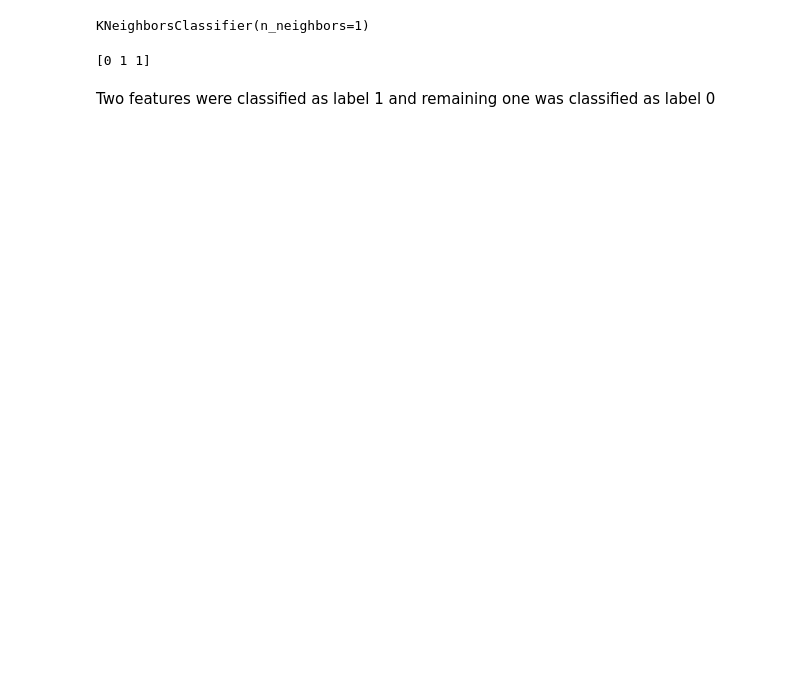
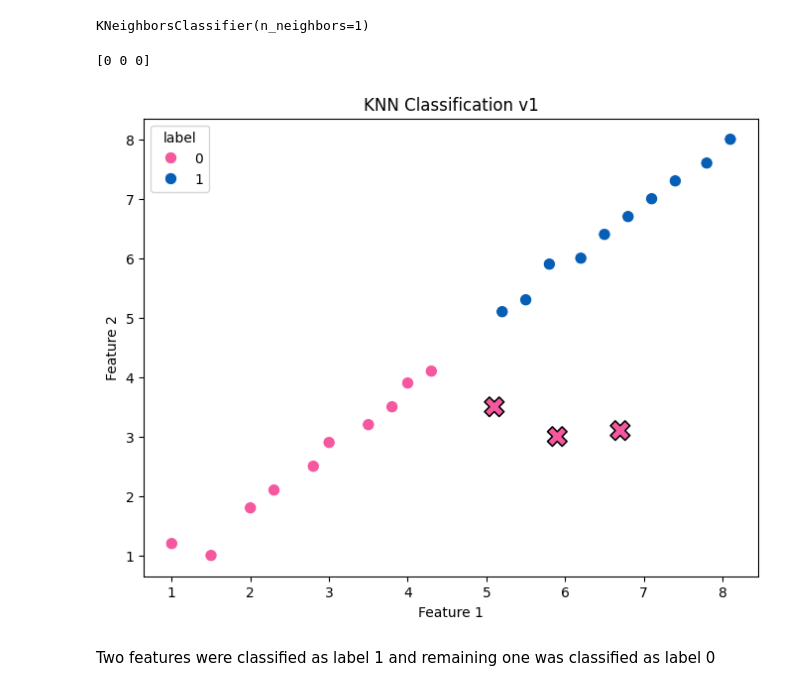
Before and after one commit to imgabrielas/How-To-Make-ML, a Jupyter notebook: KNN_Classifier/notebook.ipynb, the cells around one changed output. Drawn from its saved outputs; the diff is of its cells as text; code cells hidden in the pictures; blank space fills up the shorter version.

```diff
--- a/KNN_Classifier/notebook.ipynb
+++ b/KNN_Classifier/notebook.ipynb
@@ -60,18 +35,54 @@ knn.fit(data, df["label"])
 # %% [output]
 KNeighborsClassifier(n_neighbors=1)
 # %%
-new_data = [[5.1, 3.5, 1.4], [6.7, 3.1, 4.7], [5.9, 3.0, 5.1]]
+new_data = [
+    [5.1, 3.5, 1.4],
+    [6.7, 3.1, 4.7],
+    [5.9, 3.0, 5.1]
+]
+
 predictions = knn.predict(new_data)
 print(predictions)
 
-fig = px.scatter_3d(df, x='feature1', y='feature2', z='feature3', color='label')
-new_data_df = pd.DataFrame(new_data, columns=['feature1', 'feature2', 'feature3'])
-new_data_df['label'] = predictions
-fig.add_trace(px.scatter_3d(new_data_df, x='feature1', y='feature2', z='feature3', color='label').data[0])
-fig.write_image('knn_k1.png')
-fig.show()
+# DataFrame for new samples
+new_data_df = pd.DataFrame(
+    new_data,
+    columns=['feature1', 'feature2', 'feature3']
+)
+new_data_df['prediction'] = predictions
+
+# Plot training data
+plt.figure(figsize=(8, 6))
+
+sns.scatterplot(
+    data=df,
+    x='feature1',
+    y='feature2',
+    hue='label',
+    palette=custom_palette,
+    s=80
+)
+
+# New samples
+sns.scatterplot(
+    data=new_data_df,
+    x='feature1',
+    y='feature2',
+    hue='prediction',
+    palette=custom_palette,
+    marker='X',
+    s=200,
+    edgecolor='black',
+    legend=False
+)
+
+plt.title("KNN Classification v1")
+plt.xlabel("Feature 1")
+plt.ylabel("Feature 2")
+plt.show()
 # %% [output]
-[0 1 1]
+[0 0 0]
+[figure, added]
 # %% [markdown]
 Two features were classified as label 1 and remaining one was classified as label 0
 # %%
```
Also changed, not shown: parts of 6 cells of this notebook, 2 other files.
